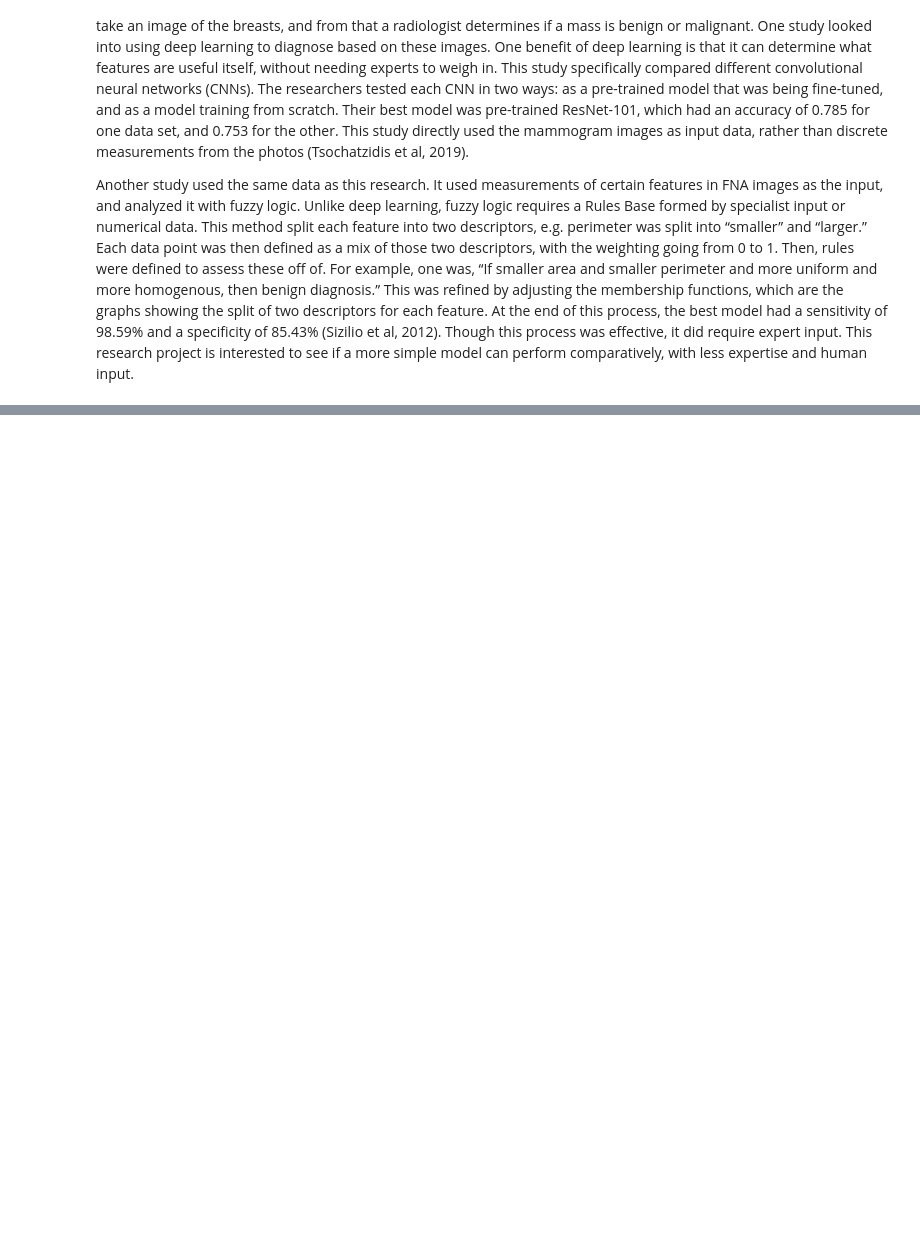
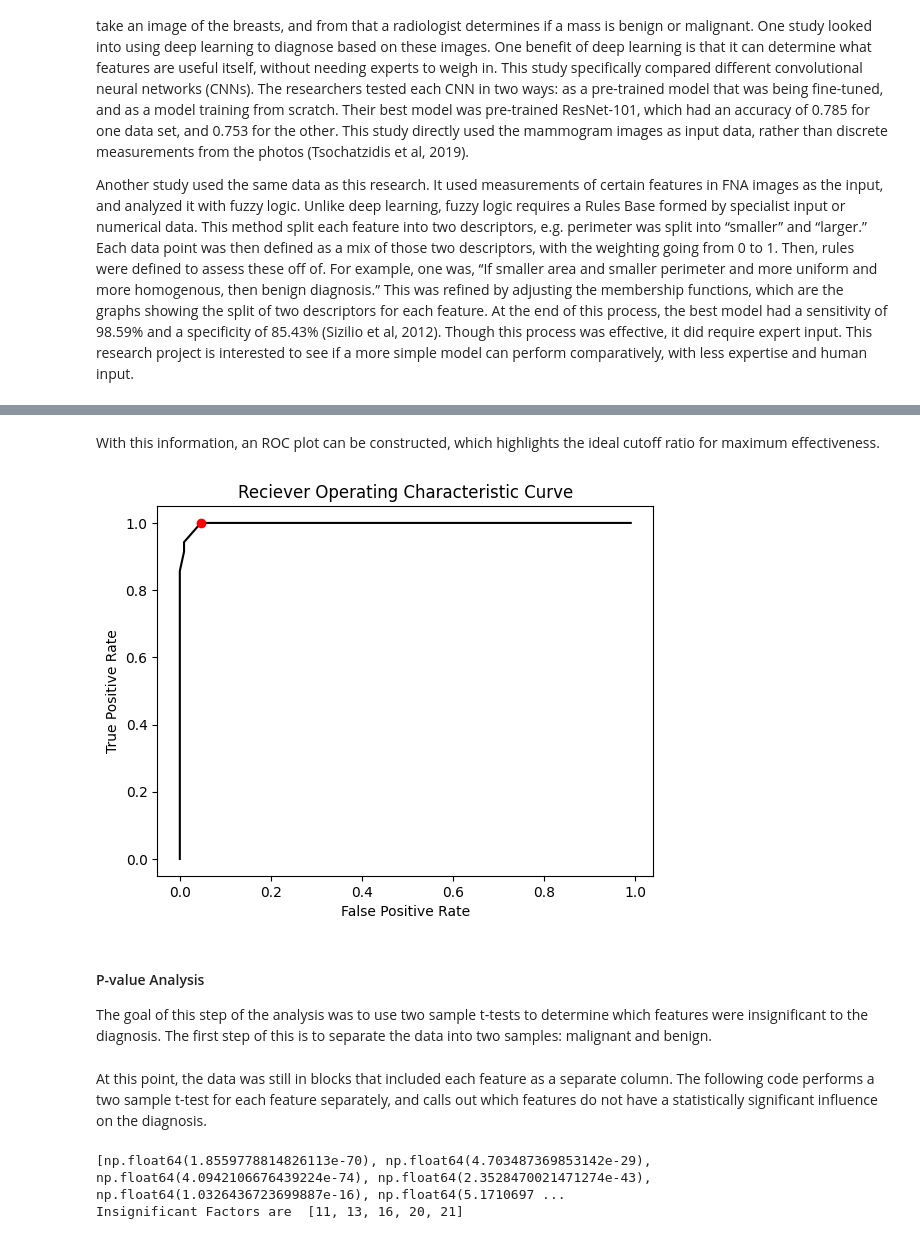
Before and after one commit to ersmythe/MAT421, a Jupyter notebook: Final_Project.ipynb, the cells around one changed output, grey strips where cells are left out. Cells and saved outputs as stored; diff of their text form; code cells hidden in the pictures; blank space fills up the shorter version.

```diff
--- a/Final_Project.ipynb
+++ b/Final_Project.ipynb
@@ -73,0 +260,4 @@ print(reg.predict([[13.54,14.36,87.46]]))
+# %%
+# Find the false positive and true positive rate
+fpr = efficacy[:,2] / (efficacy[:,2] + efficacy[:,1]);
+tpr = efficacy[:,0] / (efficacy[:,0] + efficacy[:,3]);
@@ -73,0 +294,16 @@ print(reg.predict([[13.54,14.36,87.46]]))
+# %% [markdown]
+With this information, an ROC plot can be constructed, which highlights the ideal cutoff ratio for maximum effectiveness.
+# %%
+# Make an ROC plot of true positive rate and false positive rate
+plt.figure(3)
+plt.plot(fpr, tpr, 'k',fpr[bp],tpr[bp],'ro')
+plt.xlabel('False Positive Rate')
+plt.ylabel('True Positive Rate')
+plt.title('Reciever Operating Characteristic Curve')
+plt.show()
+# %% [output]
+[figure, added]
+# %% [markdown]
+#### P-value Analysis
+
+The goal of this step of the analysis was to use two sample t-tests to determine which features were insignificant to the diagnosis. The first step of this is to separate the data into two samples: malignant and benign.
@@ -73,0 +326,27 @@ print(reg.predict([[13.54,14.36,87.46]]))
+# %% [markdown]
+At this point, the data was still in blocks that included each feature as a separate column. The following code performs a two sample t-test for each feature separately, and calls out which features do not have a statistically significant influence on the diagnosis.
+# %%
+#Perform 2 sample T-Test for each factor
+
+Pval = []
+InsigFacs = []
+for i in range(2, (df_M.shape[1]-1)):
+  datatempM = np.asarray(df_M[:,i]).astype(np.float64)
+  datatempB = np.asarray(df_B[:,i]).astype(np.float64)
+  varM = np.var(datatempM)
+  varB = np.var(datatempB)
+  maxvar = max(varM, varB)
+  minvar = min(varM, varB)
+  vratio = maxvar/minvar
+  if vratio<4:
+    res = stats.ttest_ind(datatempM, datatempB, equal_var=True)
+  else:
+    res = stats.ttest_ind(datatempM, datatempB, equal_var=False)
+  Pval.append(res.pvalue)
+  if res.pvalue>0.05:
+    InsigFacs.append(i)
+print(Pval)
+print("Insignificant Factors are ", InsigFacs)
+# %% [output]
+[np.float64(1.8559778814826113e-70), np.float64(4.703487369853142e-29), np.float64(4.0942106676439224e-74), np.float64(2.3528470021471274e-43), np.float64(1.0326436723699887e-16), np.float64(5.1710697 ...
+Insignificant Factors are  [11, 13, 16, 20, 21]
```
Also changed, not shown: parts of 43 cells of this notebook.
